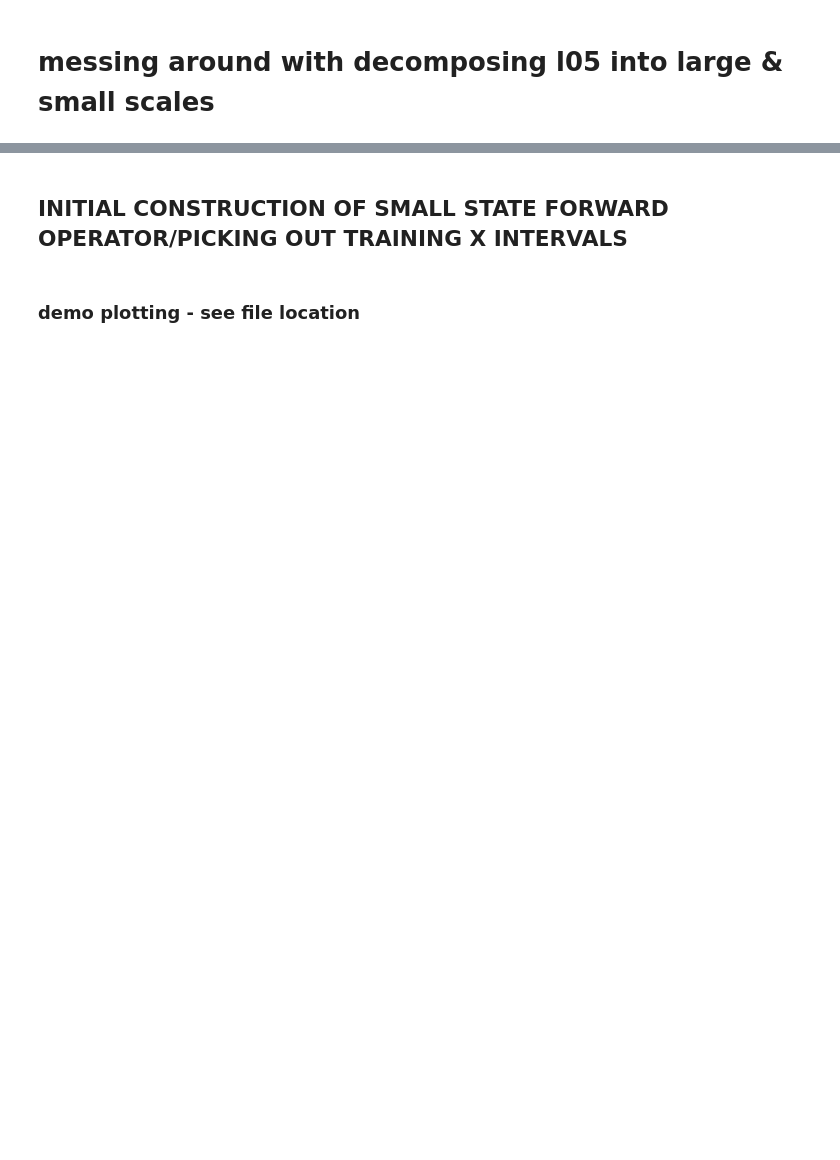
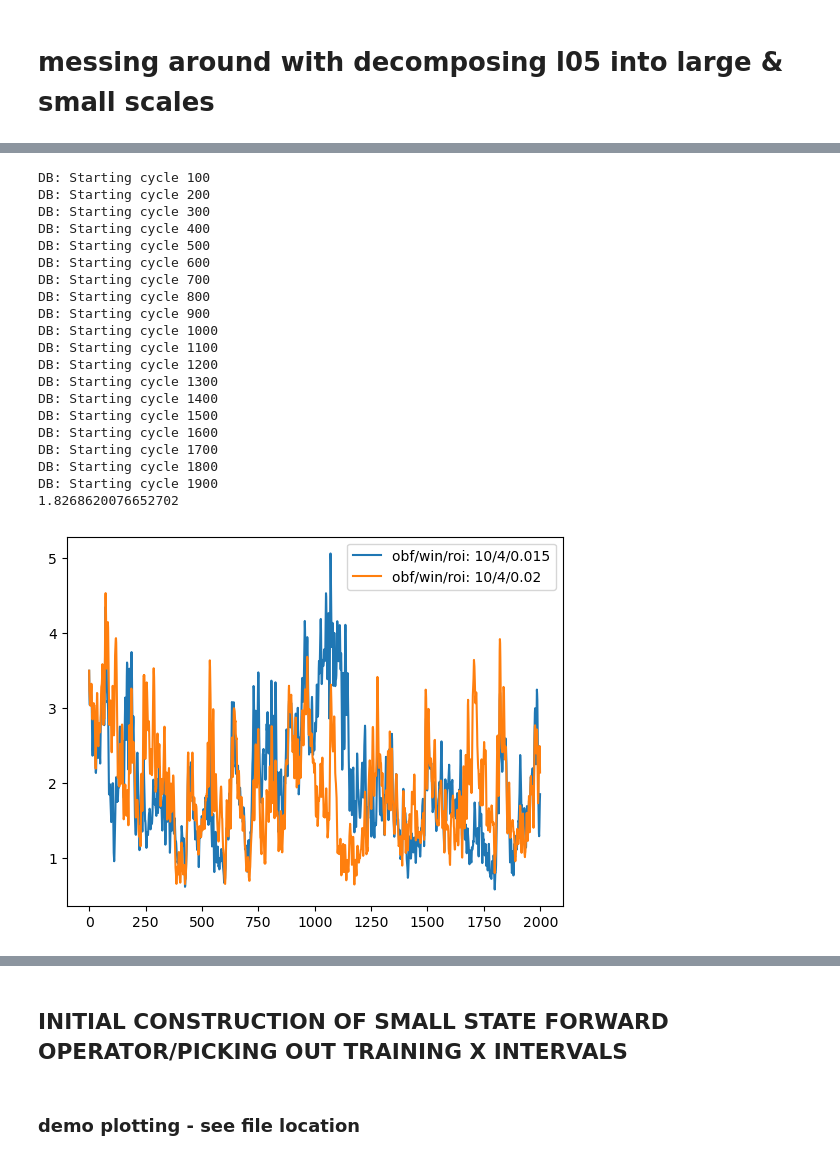
Before and after one commit to hsanter/DAPyr-nle, a Jupyter notebook: src/notebooks/scale-sep.ipynb, the cells around one changed output, grey strips where cells are left out. Cells and saved outputs as stored; diff of their text form; code cells hidden in the pictures; blank space fills up the shorter version.

```diff
--- a/src/notebooks/scale-sep.ipynb
+++ b/src/notebooks/scale-sep.ipynb
@@ -150,57 +265,50 @@ plt.legend()
 # %%
-e_name = 'l05-true-split'
 print(f'starting experiment {e_name}')
 #bw = 0.02
 #knn = 0.1
 klb=0.0
-obf=10
-small_win=4
-e_split_true = dap.Expt(e_name, {'expt_flag': 1,
+obfs = np.array([10])
+small_wins = np.array([4])
+rois = np.array([0.02])
+
+#obfs = np.array([10])
+#small_wins = np.array([4])
+#rois = np.array([0.015])
+
+e_split_true = dap.Expt(f'e_roi_{roi}', {'expt_flag': 1,
                        'model_flag':2,
                        'model_params': params,
                        'localize':1,
                        'obf': obf,
                        'seed': 58,
-                       'qc_flag': 0,
                        'h_flag': 3,
-                       'tau': 1,
+                       'roi': roi,
+                       'Nt_eff': 0.8,
                        'used_obs_err': 0,
                        'prescribed_obs_err': 0,
                        'used_obs_err_params': uoep_small_sc,
                        'prescribed_obs_err_params': poep_small_sc,
                        'save_keest_pab':1,
-                       'force_hx_identity': False,
                        'small_win': small_win,
                        'kddm_flag': 1,
                        'Ne':80,
-                       'T': 500,
+                       'T': 2000,
+                       'saveForecastEns': True,
+                       'saveEnsMean': True})
+
+e_name = 'l05-noda-split-c25'
+e_split_noda = dap.Expt(e_name, {'expt_flag': 2,
+                       'model_flag':2,
+                       'model_params': params,
+                       'localize':1,
+                       'seed': 58,
+                       'h_flag': 3,
+                       'save_keest_pab':1,
+                       'force_hx_identity': False,
+                       'Ne':80,
+                       'T': 2000,
                        'split_l05_state': False,
                        'saveForecastEns': True,
                        'saveEnsMean': True,
                        'debug_nle_noDA': False})
-
-e_name = 'l05-noda-split'
-
-e_split_noda = dap.Expt(e_name, {'expt_flag': 2,
-                       'model_flag':2,
-                       'model_params': params,
-                       'localize':1,
-                       'obf': obf,
-                       'seed': 58,
-                       'qc_flag': 0,
-                       'h_flag': 3,
-                       'tau': 1,
-                       'used_obs_err': 0,
-                       'prescribed_obs_err': 0,
-                       'used_obs_err_params': uoep_small_sc,
-                       'prescribed_obs_err_params': poep_small_sc,
-                       'save_keest_pab':1,
-                       'force_hx_identity': False,
-                       'small_win': small_win,
-                       'Ne':80,
-                       'T': 500,
-                       'split_l05_state': False,
-                       'saveForecastEns': True,
-                       'saveEnsMean': True,
-                       'debug_nle_noDA': False})
 # %% [output]
@@ -208 +337,22 @@ starting experiment l05-true-split
+DB: Starting cycle 100
+DB: Starting cycle 200
+DB: Starting cycle 300
+DB: Starting cycle 400
+DB: Starting cycle 500
+DB: Starting cycle 600
+DB: Starting cycle 700
+DB: Starting cycle 800
+DB: Starting cycle 900
+DB: Starting cycle 1000
+DB: Starting cycle 1100
+DB: Starting cycle 1200
+DB: Starting cycle 1300
+DB: Starting cycle 1400
+DB: Starting cycle 1500
+DB: Starting cycle 1600
+DB: Starting cycle 1700
+DB: Starting cycle 1800
+DB: Starting cycle 1900
+1.8268620076652702
+[figure, added]
 # %%
```
Also changed, not shown: parts of 21 cells of this notebook, 4 other files.
